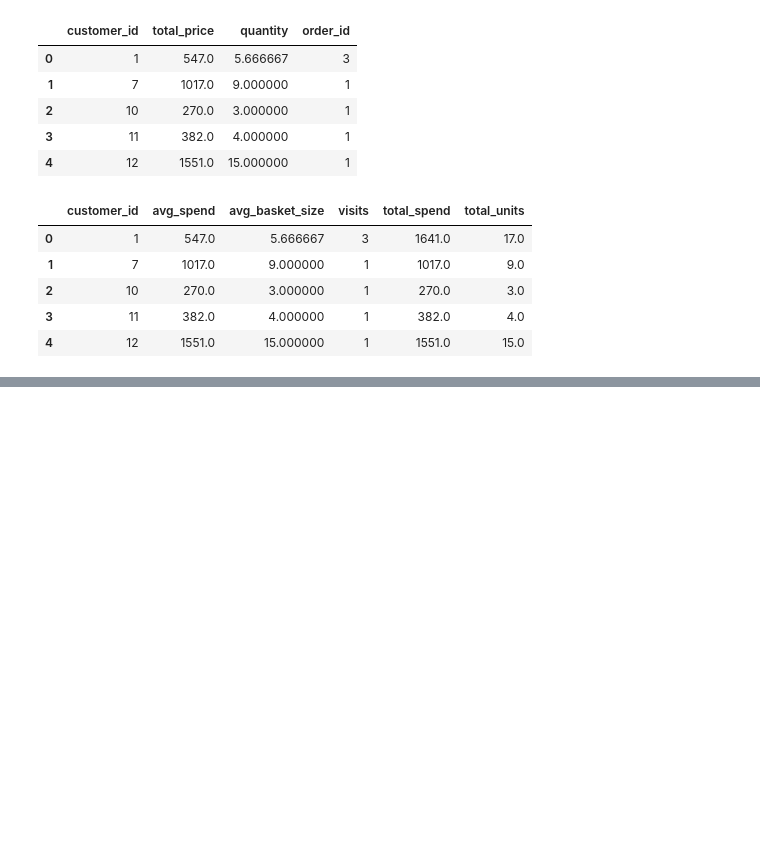
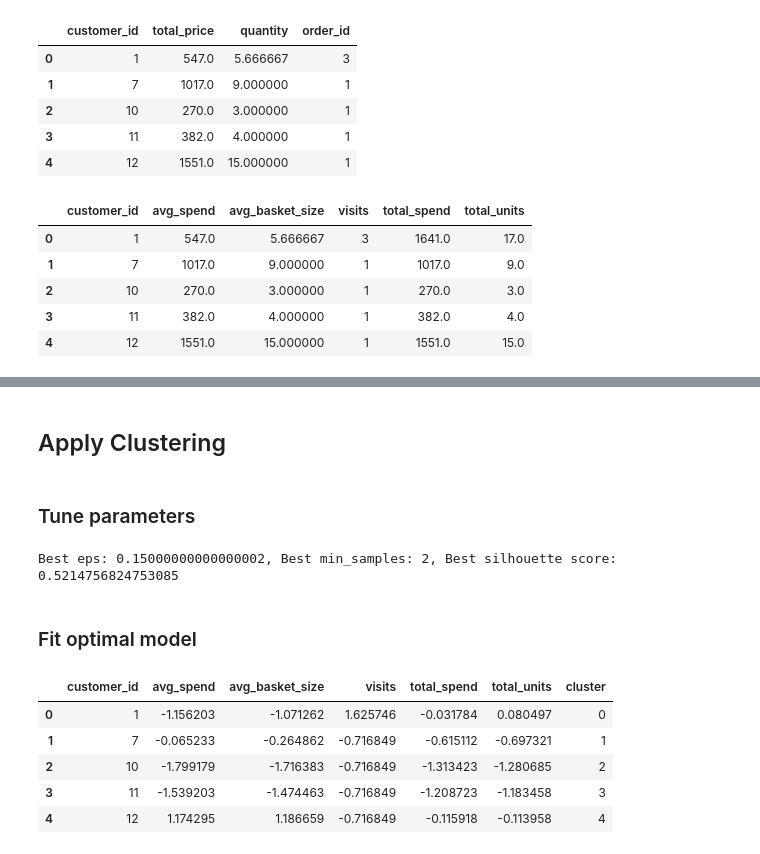
Before and after one commit to ryanjamesyu2/customer_clustering, a Jupyter notebook: customer_clustering.ipynb, the cells around one changed output, grey strips where cells are left out. Saved outputs shown, nothing was run; the diff lists cells and outputs as text; code cells hidden in the pictures; blank space fills up the shorter version.

Commit message:
Added code to apply DBSCAN

```diff
--- a/customer_clustering.ipynb
+++ b/customer_clustering.ipynb
@@ -120,0 +129,40 @@ KeyError: 'col'
+# %% [markdown]
+## Apply Clustering
+# %% [markdown]
+### Tune parameters
+# %%
+best_eps = 0
+best_min_samples = 0
+best_score = -1
+
+X = custs_std.drop("customer_id", axis=1)
+
+for eps_val in np.arange(0.05, 1.0, 0.05):
+    for min_samples_val in range(2, 10):
+        dbscan = DBSCAN(eps=eps_val, min_samples=min_samples_val)
+        labels = dbscan.fit_predict(X)
+
+        # Calculate silhouette score, handling cases with single or no clusters
+        if len(set(labels)) > 1: # Silhouette score requires at least two clusters
+            score = silhouette_score(X, labels)
+            if score > best_score:
+                best_score = score
+                best_eps = eps_val
+                best_min_samples = min_samples_val
+
+print(f"Best eps: {best_eps}, Best min_samples: {best_min_samples}, Best silhouette score: {best_score}")
+# %% [output]
+Best eps: 0.15000000000000002, Best min_samples: 2, Best silhouette score: 0.5214756824753085
+# %% [markdown]
+### Fit optimal model
+# %%
+clusters = DBSCAN(eps=best_eps, min_samples=best_min_samples).fit(X)
+custs_std['cluster'] = clusters.labels_
+custs_std.head()
+# %% [output]
+|  | customer_id | avg_spend | avg_basket_size | visits | total_spend | total_units | cluster |
+| 0 | 1 | -1.156203 | -1.071262 | 1.625746 | -0.031784 | 0.080497 | 0 |
+| 1 | 7 | -0.065233 | -0.264862 | -0.716849 | -0.615112 | -0.697321 | 1 |
+| 2 | 10 | -1.799179 | -1.716383 | -0.716849 | -1.313423 | -1.280685 | 2 |
+| 3 | 11 | -1.539203 | -1.474463 | -0.716849 | -1.208723 | -1.183458 | 3 |
+| 4 | 12 | 1.174295 | 1.186659 | -0.716849 | -0.115918 | -0.113958 | 4 |
```
Also changed, not shown: parts of 7 cells of this notebook.
